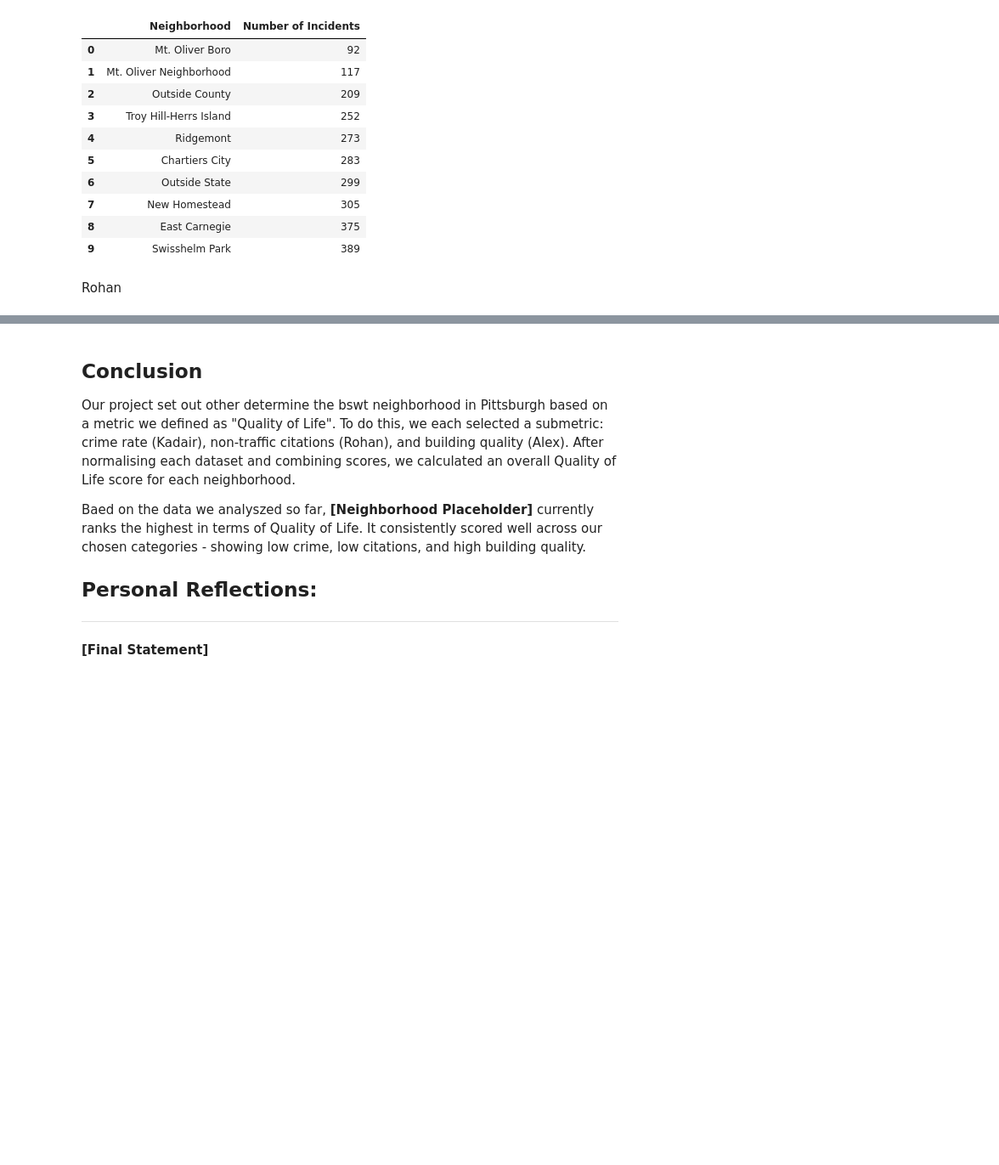
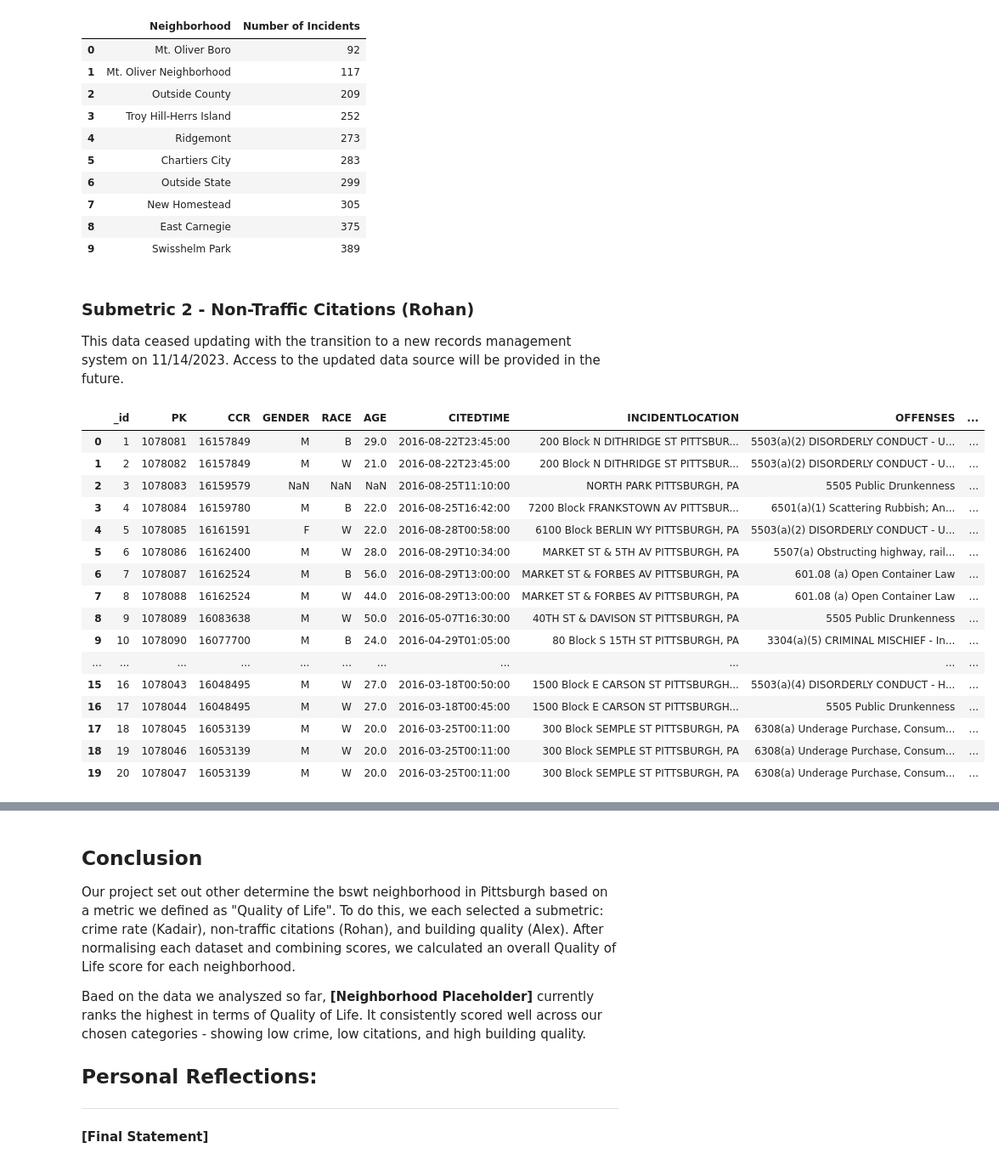
Before and after one commit to dairzewe/best-neighborhood-pgh, a Jupyter notebook: final_notebook/final_notebook.ipynb, the cells around one changed output, grey strips where cells are left out. Shown at 85% size. Cells and saved outputs as stored; diff of their text form; code cells hidden in the pictures; blank space fills up the shorter version.

```diff
--- a/final_notebook/final_notebook.ipynb
+++ b/final_notebook/final_notebook.ipynb
@@ -192,4 +192,28 @@ safest_df
 | 8 | East Carnegie | 375 |
 | 9 | Swisshelm Park | 389 |
 # %% [markdown]
-Rohan
+### Submetric 2 - Non-Traffic Citations (Rohan)
+
+This data ceased updating with the transition to a new records management system on 11/14/2023. Access to the updated data source will be provided in the future.
+# %%
+import pandas as pd
+df = pd.read_csv("../Rohan_Shrestha/Non_Traffic.csv")
+df.head(20)
+# %% [output]
+|  | _id | PK | CCR | GENDER | RACE | AGE | CITEDTIME | INCIDENTLOCATION | OFFENSES | ... |
+| 0 | 1 | 1078081 | 16157849 | M | B | 29.0 | 2016-08-22T23:45:00 | 200 Block N DITHRIDGE ST PITTSBUR... | 5503(a)(2) DISORDERLY CONDUCT - U... | ... |
+| 1 | 2 | 1078082 | 16157849 | M | W | 21.0 | 2016-08-22T23:45:00 | 200 Block N DITHRIDGE ST PITTSBUR... | 5503(a)(2) DISORDERLY CONDUCT - U... | ... |
+| 2 | 3 | 1078083 | 16159579 | NaN | NaN | NaN | 2016-08-25T11:10:00 | NORTH PARK PITTSBURGH, PA | 5505 Public Drunkenness | ... |
+| 3 | 4 | 1078084 | 16159780 | M | B | 22.0 | 2016-08-25T16:42:00 | 7200 Block FRANKSTOWN AV PITTSBUR... | 6501(a)(1) Scattering Rubbish; An... | ... |
+| 4 | 5 | 1078085 | 16161591 | F | W | 22.0 | 2016-08-28T00:58:00 | 6100 Block BERLIN WY PITTSBURGH, PA | 5503(a)(2) DISORDERLY CONDUCT - U... | ... |
+| 5 | 6 | 1078086 | 16162400 | M | W | 28.0 | 2016-08-29T10:34:00 | MARKET ST & 5TH AV PITTSBURGH, PA | 5507(a) Obstructing highway, rail... | ... |
+| 6 | 7 | 1078087 | 16162524 | M | B | 56.0 | 2016-08-29T13:00:00 | MARKET ST & FORBES AV PITTSBURGH, PA | 601.08 (a) Open Container Law | ... |
+| 7 | 8 | 1078088 | 16162524 | M | W | 44.0 | 2016-08-29T13:00:00 | MARKET ST & FORBES AV PITTSBURGH, PA | 601.08 (a) Open Container Law | ... |
+| 8 | 9 | 1078089 | 16083638 | M | W | 50.0 | 2016-05-07T16:30:00 | 40TH ST & DAVISON ST PITTSBURGH, PA | 5505 Public Drunkenness | ... |
+| 9 | 10 | 1078090 | 16077700 | M | B | 24.0 | 2016-04-29T01:05:00 | 80 Block S 15TH ST PITTSBURGH, PA | 3304(a)(5) CRIMINAL MISCHIEF - In... | ... |
+| ... | ... | ... | ... | ... | ... | ... | ... | ... | ... | ... |
+| 15 | 16 | 1078043 | 16048495 | M | W | 27.0 | 2016-03-18T00:50:00 | 1500 Block E CARSON ST PITTSBURGH... | 5503(a)(4) DISORDERLY CONDUCT - H... | ... |
+| 16 | 17 | 1078044 | 16048495 | M | W | 27.0 | 2016-03-18T00:45:00 | 1500 Block E CARSON ST PITTSBURGH... | 5505 Public Drunkenness | ... |
+| 17 | 18 | 1078045 | 16053139 | M | W | 20.0 | 2016-03-25T00:11:00 | 300 Block SEMPLE ST PITTSBURGH, PA | 6308(a) Underage Purchase, Consum... | ... |
+| 18 | 19 | 1078046 | 16053139 | M | W | 20.0 | 2016-03-25T00:11:00 | 300 Block SEMPLE ST PITTSBURGH, PA | 6308(a) Underage Purchase, Consum... | ... |
+| 19 | 20 | 1078047 | 16053139 | M | W | 20.0 | 2016-03-25T00:11:00 | 300 Block SEMPLE ST PITTSBURGH, PA | 6308(a) Underage Purchase, Consum... | ... |
```
Also changed, not shown: parts of 8 cells of this notebook.
